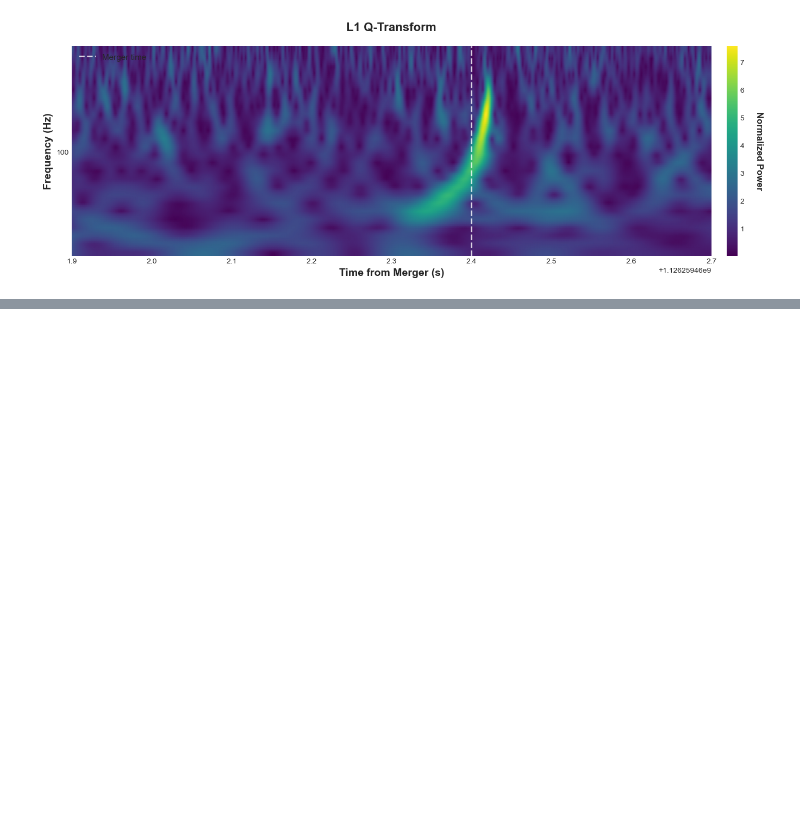
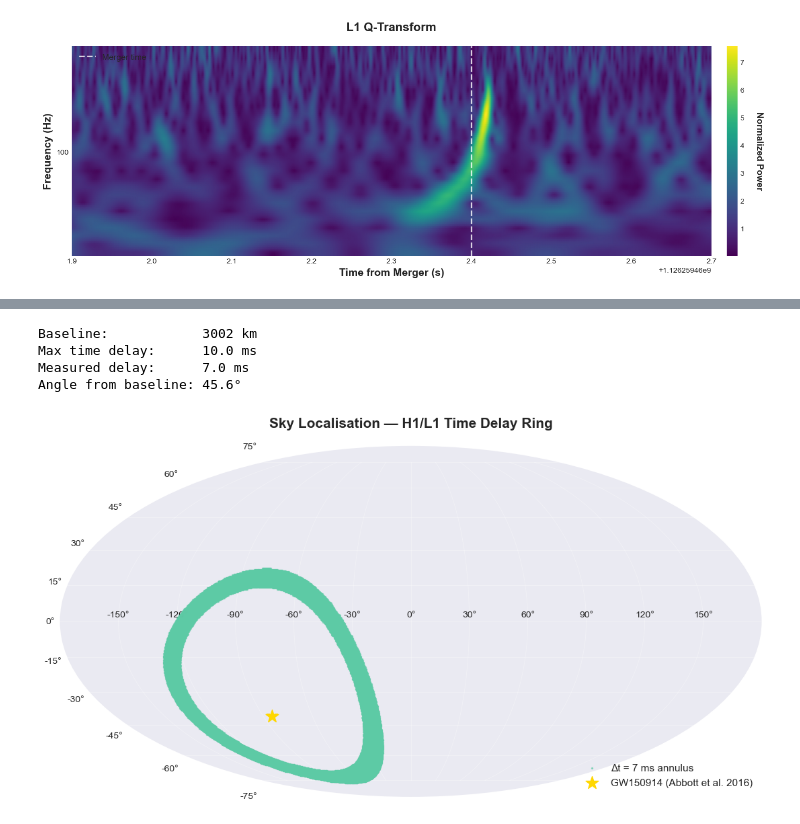
Before and after one commit to katiegrayy/Tutorials, a Jupyter notebook: GW_Signal_Processing.ipynb, the cells around one changed output, grey strips where cells are left out. Saved outputs shown, nothing was run; the diff lists cells and outputs as text; code cells hidden in the pictures; blank space fills up the shorter version.

```diff
--- a/GW_Signal_Processing.ipynb
+++ b/GW_Signal_Processing.ipynb
@@ -801,0 +969,54 @@ for ifo in whitened:
+# %%
+from pycbc.detector import Detector
+
+# Detector positions
+h1 = Detector('H1')
+l1 = Detector('L1')
+
+# Measured time delay (from Part 6)
+dt_measured = 0.007
+
+# Baseline and max possible delay
+dt_max = np.linalg.norm(h1.location - l1.location) / 3e8
+baseline_km = np.linalg.norm(h1.location - l1.location) / 1e3
+
+print(f"Baseline:            {baseline_km:.0f} km")
+print(f"Max time delay:      {dt_max*1000:.1f} ms")
+print(f"Measured delay:      {dt_measured*1000:.1f} ms")
+print(f"Angle from baseline: {np.degrees(np.arccos(dt_measured/dt_max)):.1f}°")
+
+# Sky ring — all (ra, dec) consistent with the 7ms delay
+ring_ra, ring_dec = [], []
+for ra in np.linspace(0, 2*np.pi, 1000):
+    for dec in np.linspace(-np.pi/2, np.pi/2, 500):
+        dt = h1.time_delay_from_detector(l1, ra, dec, m.time)
+        if abs(dt - dt_measured) < 0.0005:
+            ring_ra.append(ra)
+            ring_dec.append(dec)
+
+# True position from Abbott et al. 2016 — not in the PyCBC catalog object,
+# requires the full LALInference Bayesian posterior (external to this dataset)
+true_ra_rad  = np.radians(95.3)
+true_dec_rad = np.radians(-40.9)
+
+# Plot
+fig, ax = plt.subplots(figsize=(12, 6), subplot_kw={'projection': 'mollweide'})
+
+ax.scatter(np.array(ring_ra) - np.pi, ring_dec,
+           s=2, color='#5DCAA5', alpha=0.6, label='Δt = 7 ms annulus')
+
+ax.scatter(true_ra_rad - np.pi, true_dec_rad,
+           s=200, color='gold', marker='*', zorder=5,
+           label='GW150914 (Abbott et al. 2016)')
+
+ax.set_title('Sky Localisation — H1/L1 Time Delay Ring', fontsize=15, fontweight='bold', pad=20)
+ax.legend(loc='lower right', fontsize=11)
+ax.grid(True, alpha=0.3)
+plt.tight_layout()
+plt.show()
+# %% [output]
+Baseline:            3002 km
+Max time delay:      10.0 ms
+Measured delay:      7.0 ms
+Angle from baseline: 45.6°
+[figure, added]
```
Also changed, not shown: parts of 5 cells of this notebook.
